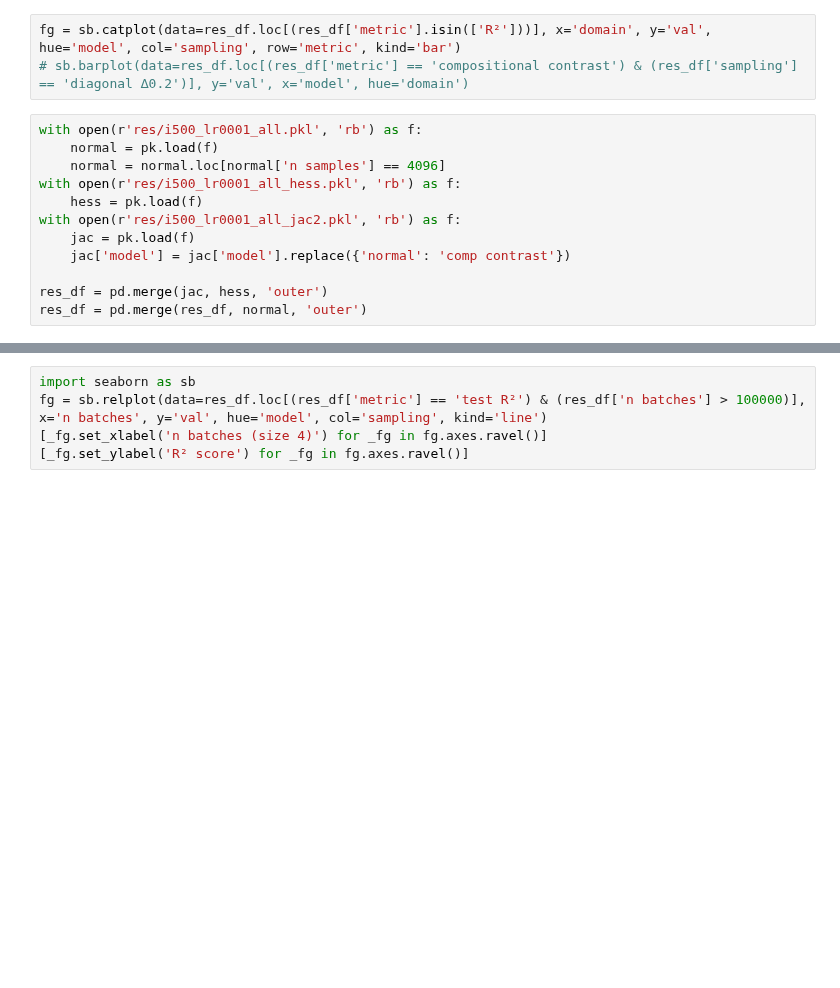
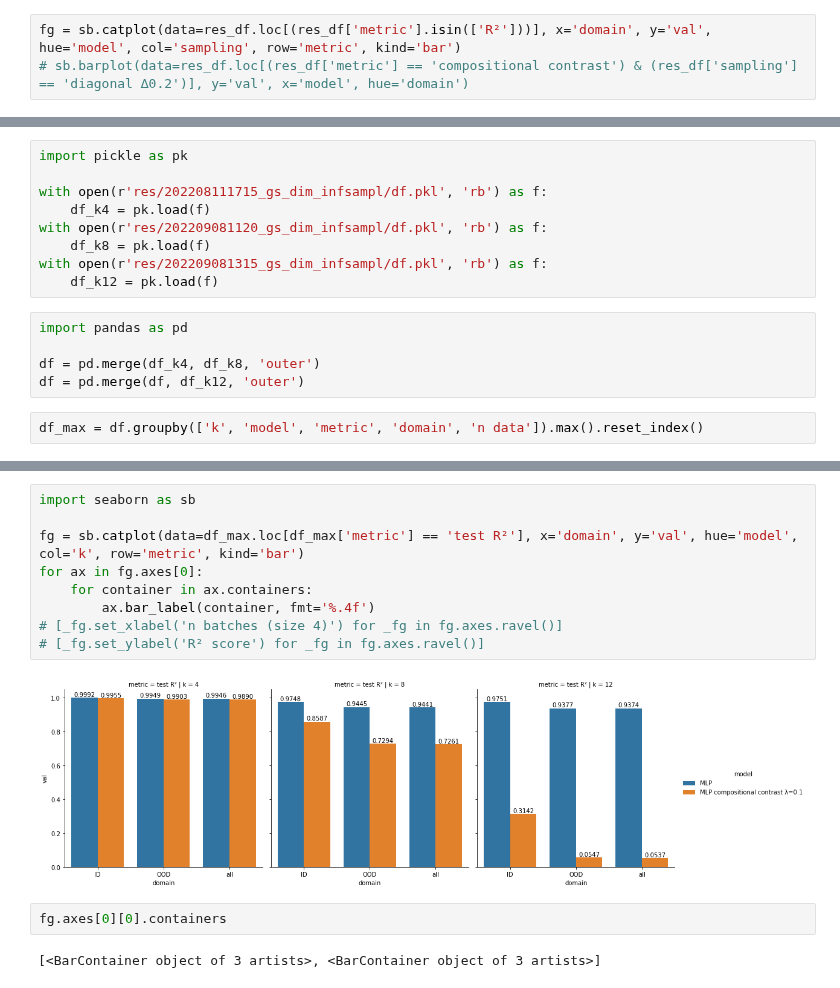
Before and after one commit to brendel-group/compositional-ood-generalization, a Jupyter notebook: regularizers.ipynb, the cells around one changed output, grey strips where cells are left out. Drawn from its saved outputs; the diff is of its cells as text; blank space fills up the shorter version.

```diff
--- a/regularizers.ipynb
+++ b/regularizers.ipynb
@@ -648,15 +665,3 @@ res_df = pd.DataFrame.from_dict(res)
 # %%
 fg = sb.catplot(data=res_df.loc[(res_df['metric'].isin(['R²']))], x='domain', y='val', hue='model', col='sampling', row='metric', kind='bar')
 # sb.barplot(data=res_df.loc[(res_df['metric'] == 'compositional contrast') & (res_df['sampling'] == 'diagonal ∆0.2')], y='val', x='model', hue='domain')
-# %%
-with open(r'res/i500_lr0001_all.pkl', 'rb') as f:
-    normal = pk.load(f)
-    normal = normal.loc[normal['n samples'] == 4096]
-with open(r'res/i500_lr0001_all_hess.pkl', 'rb') as f:
-    hess = pk.load(f)
-with open(r'res/i500_lr0001_all_jac2.pkl', 'rb') as f:
-    jac = pk.load(f)
-    jac['model'] = jac['model'].replace({'normal': 'comp contrast'})
-
-res_df = pd.merge(jac, hess, 'outer')
-res_df = pd.merge(res_df, normal, 'outer')
@@ -662,0 +670,16 @@ res_df = pd.merge(res_df, normal, 'outer')
+# %%
+import pickle as pk
+
+with open(r'res/202208111715_gs_dim_infsampl/df.pkl', 'rb') as f:
+    df_k4 = pk.load(f)
+with open(r'res/202209081120_gs_dim_infsampl/df.pkl', 'rb') as f:
+    df_k8 = pk.load(f)
+with open(r'res/202209081315_gs_dim_infsampl/df.pkl', 'rb') as f:
+    df_k12 = pk.load(f)
+# %%
+import pandas as pd
+
+df = pd.merge(df_k4, df_k8, 'outer')
+df = pd.merge(df, df_k12, 'outer')
+# %%
+df_max = df.groupby(['k', 'model', 'metric', 'domain', 'n data']).max().reset_index()
@@ -663,5 +706,15 @@ res_df = pd.merge(res_df, normal, 'outer')
 # %%
 import seaborn as sb
-fg = sb.relplot(data=res_df.loc[(res_df['metric'] == 'test R²') & (res_df['n batches'] > 100000)], x='n batches', y='val', hue='model', col='sampling', kind='line')
-[_fg.set_xlabel('n batches (size 4)') for _fg in fg.axes.ravel()]
-[_fg.set_ylabel('R² score') for _fg in fg.axes.ravel()]
+
+fg = sb.catplot(data=df_max.loc[df_max['metric'] == 'test R²'], x='domain', y='val', hue='model', col='k', row='metric', kind='bar')
+for ax in fg.axes[0]:
+    for container in ax.containers:
+        ax.bar_label(container, fmt='%.4f')
+# [_fg.set_xlabel('n batches (size 4)') for _fg in fg.axes.ravel()]
+# [_fg.set_ylabel('R² score') for _fg in fg.axes.ravel()]
+# %% [output]
+[figure, added]
+# %%
+fg.axes[0][0].containers
+# %% [output]
+[<BarContainer object of 3 artists>, <BarContainer object of 3 artists>]
```
Also changed, not shown: parts of 15 cells of this notebook.
